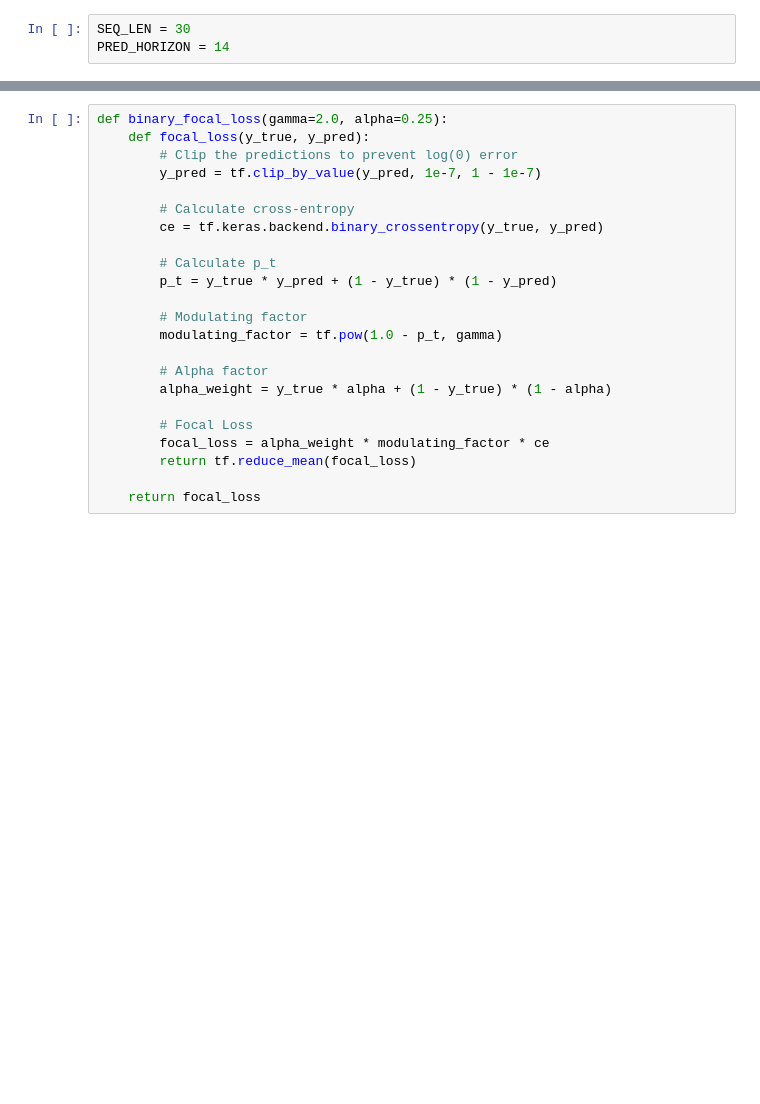
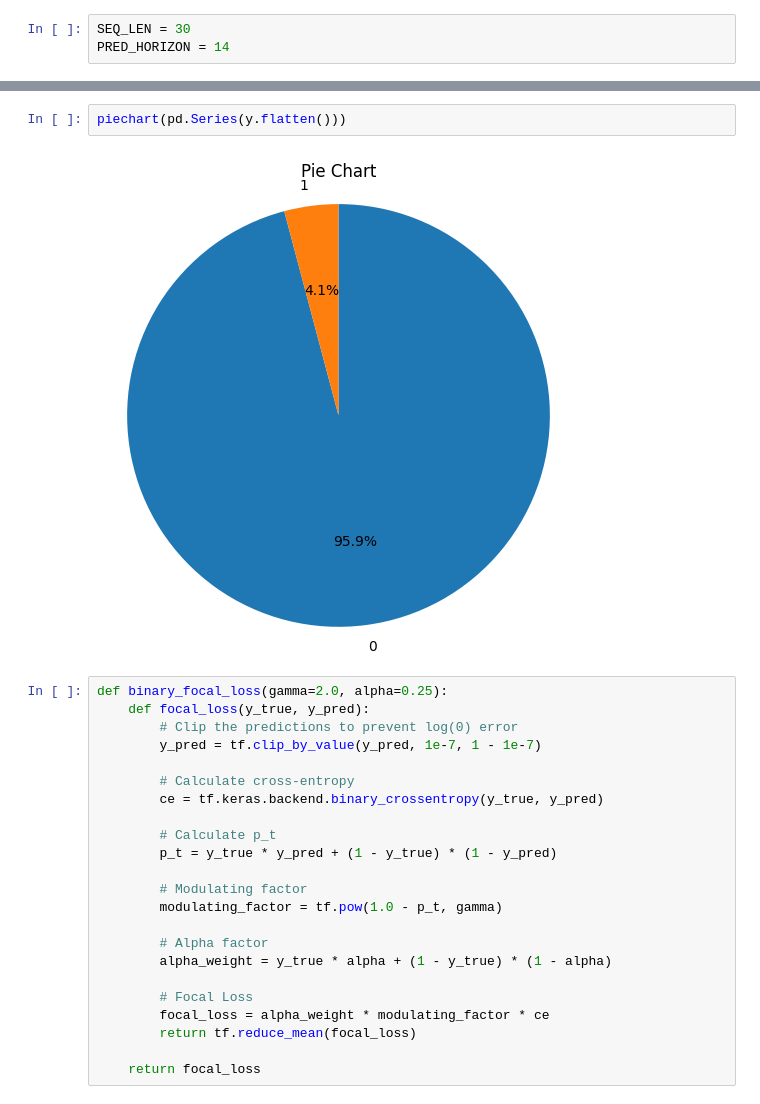
Before and after one commit to RujhaanTaneja/UnORG-SC-DS-MID-PREP_TEAM_HYPERION_Submission, a Jupyter notebook: Rujhaan'sCodeFiles/ModellingTry1LSTM_cluster1.ipynb, the cells around one changed output, grey strips where cells are left out. Saved outputs shown, nothing was run; the diff lists cells and outputs as text; blank space fills up the shorter version.

```diff
--- a/Rujhaan'sCodeFiles/ModellingTry1LSTM_cluster1.ipynb
+++ b/Rujhaan'sCodeFiles/ModellingTry1LSTM_cluster1.ipynb
@@ -172,3 +172,7 @@ y shape: (180411, 14)
+# %%
+piechart(pd.Series(y.flatten()))
+# %% [output]
+[figure, added]
 # %%
 def binary_focal_loss(gamma=2.0, alpha=0.25):
     def focal_loss(y_true, y_pred):
```
Also changed, not shown: parts of 11 cells of this notebook.
